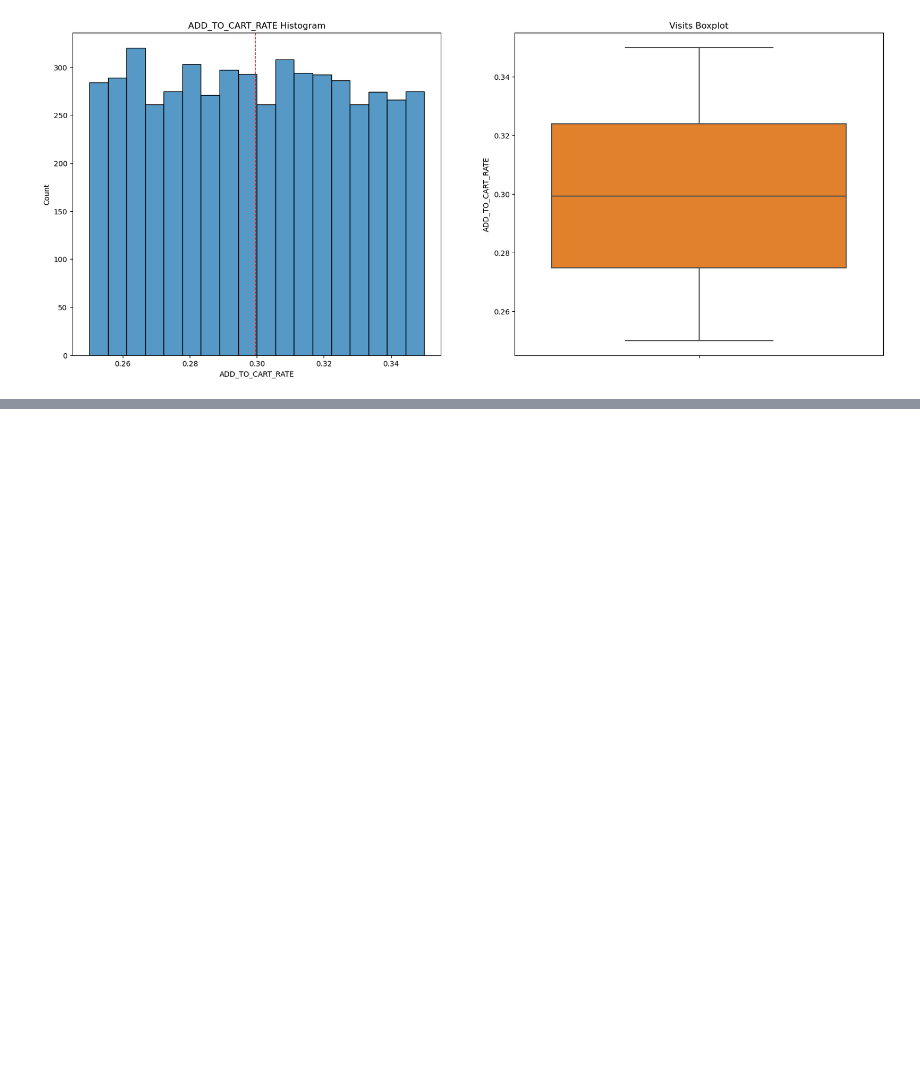
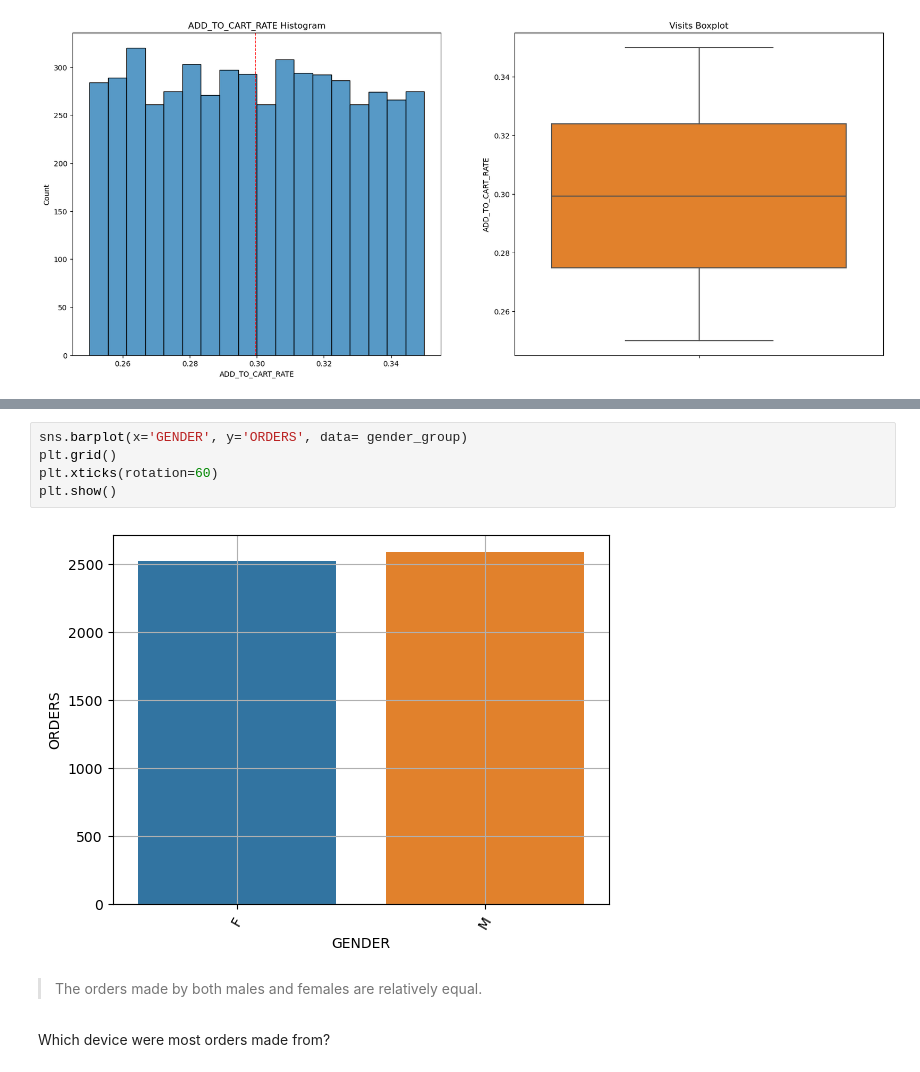
Before and after one commit to Naftal-Rainer/WEB-ANALYTICS-INSIGHTS, a Jupyter notebook: web_analytics_insights.ipynb, the cells around one changed output, grey strips where cells are left out. Saved outputs shown, nothing was run; the diff lists cells and outputs as text; blank space fills up the shorter version.

```diff
--- a/web_analytics_insights.ipynb
+++ b/web_analytics_insights.ipynb
@@ -328,0 +436,11 @@ for x in num_cols:
+# %%
+sns.barplot(x='GENDER', y='ORDERS', data= gender_group)
+plt.grid()
+plt.xticks(rotation=60)
+plt.show()
+# %% [output]
+[figure, added]
+# %% [markdown]
+> The orders made by both males and females are relatively equal.
+# %% [markdown]
+Which device were most orders made from?
```
Also changed, not shown: parts of 29 cells of this notebook.
